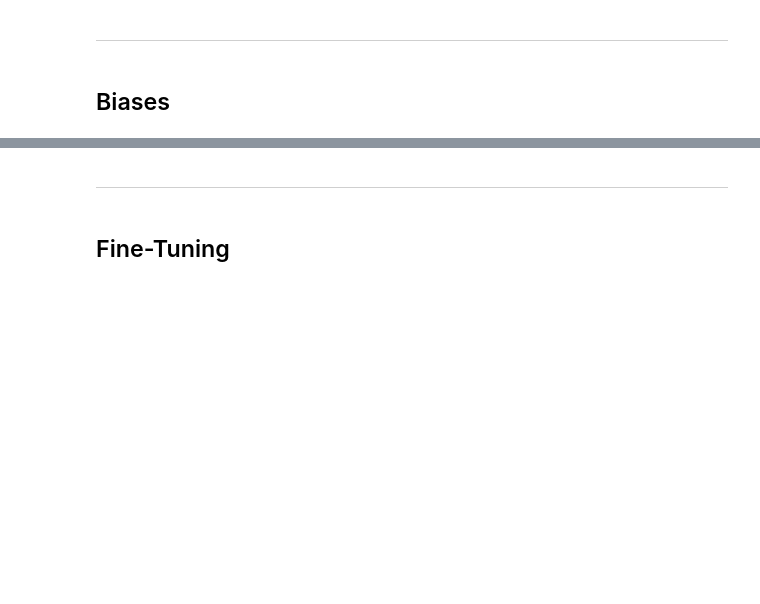
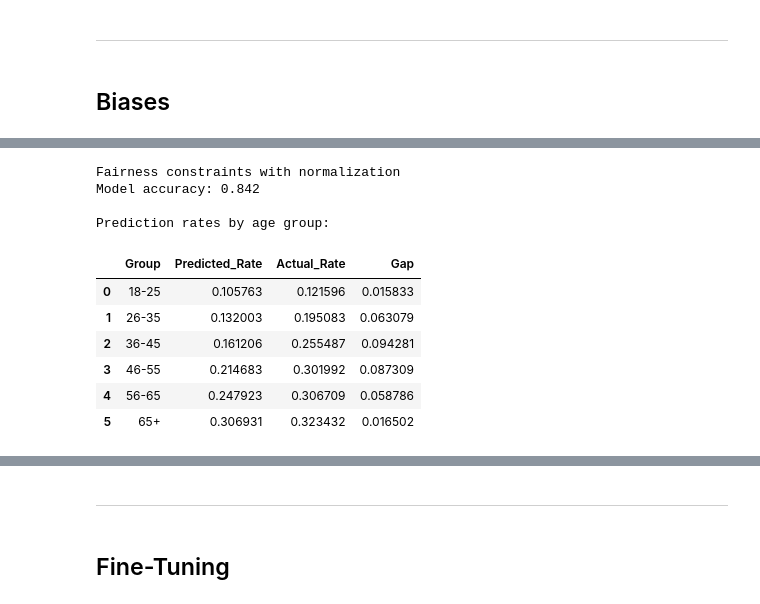
Before and after one commit to LouisDuv/ethical_AI_workflow, a Jupyter notebook: src/notebook.ipynb, the cells around one changed output, grey strips where cells are left out. Saved outputs shown, nothing was run; the diff lists cells and outputs as text; code cells hidden in the pictures; blank space fills up the shorter version.

```diff
--- a/src/notebook.ipynb
+++ b/src/notebook.ipynb
@@ -115,0 +331,60 @@ if pd.api.types.is_numeric_dtype(df_init_proper[target]):
+# %%
+from sklearn.preprocessing import StandardScaler
+
+def fairness_constraints_normalized(df, target='LoanApproved'):
+    df_temp = df.copy()
+    df_temp = df_temp.dropna(subset=['Age', target])
+
+    age_bins = [18, 25, 35, 45, 55, 65, 100]
+    age_labels = ['18-25', '26-35', '36-45', '46-55', '56-65', '65+']
+    df_temp['AgeGroup'] = pd.cut(df_temp['Age'], bins=age_bins, labels=age_labels)
+    df_temp = df_temp.dropna(subset=['AgeGroup'])
+
+    numerical_features = ['AnnualIncome', 'CreditScore', 'DebtToIncomeRatio']
+    available_features = [f for f in numerical_features if f in df_temp.columns]
+
+    X = df_temp[available_features].fillna(0)
+    scaler = StandardScaler()
+    X_scaled = scaler.fit_transform(X)
+
+    y = df_temp[target]
+    groups = df_temp['AgeGroup']
+
+    model = LogisticRegression(max_iter=1000, random_state=42)
+    model.fit(X_scaled, y)
+    predictions = model.predict(X_scaled)
+
+    print("Fairness constraints with normalization")
+    print(f"Model accuracy: {accuracy_score(y, predictions):.3f}")
+
+    print("\nPrediction rates by age group:")
+    results = []
+    for group in sorted(groups.unique()):
+        mask = groups == group
+        pred_rate = predictions[mask].mean()
+        actual_rate = y[mask].mean()
+        results.append({
+            'Group': group,
+            'Predicted_Rate': pred_rate,
+            'Actual_Rate': actual_rate,
+            'Gap': abs(pred_rate - actual_rate)
+        })
+
+    results_df = pd.DataFrame(results)
+    display(results_df)
+
+    return model, scaler
+
+model_fair, scaler = fairness_constraints_normalized(df)
+# %% [output]
+Fairness constraints with normalization
+Model accuracy: 0.842
+
+Prediction rates by age group:
+|  | Group | Predicted_Rate | Actual_Rate | Gap |
+| 0 | 18-25 | 0.105763 | 0.121596 | 0.015833 |
+| 1 | 26-35 | 0.132003 | 0.195083 | 0.063079 |
+| 2 | 36-45 | 0.161206 | 0.255487 | 0.094281 |
+| 3 | 46-55 | 0.214683 | 0.301992 | 0.087309 |
+| 4 | 56-65 | 0.247923 | 0.306709 | 0.058786 |
+| 5 | 65+ | 0.306931 | 0.323432 | 0.016502 |
```
Also changed, not shown: parts of 16 cells of this notebook, 3 other files.
